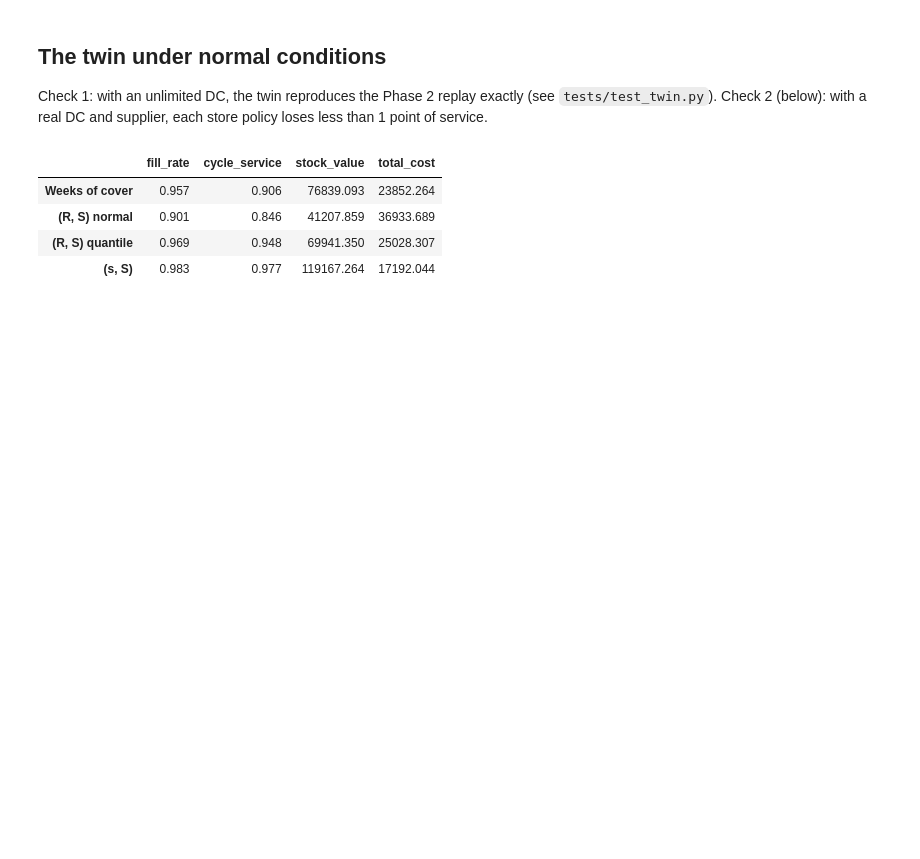
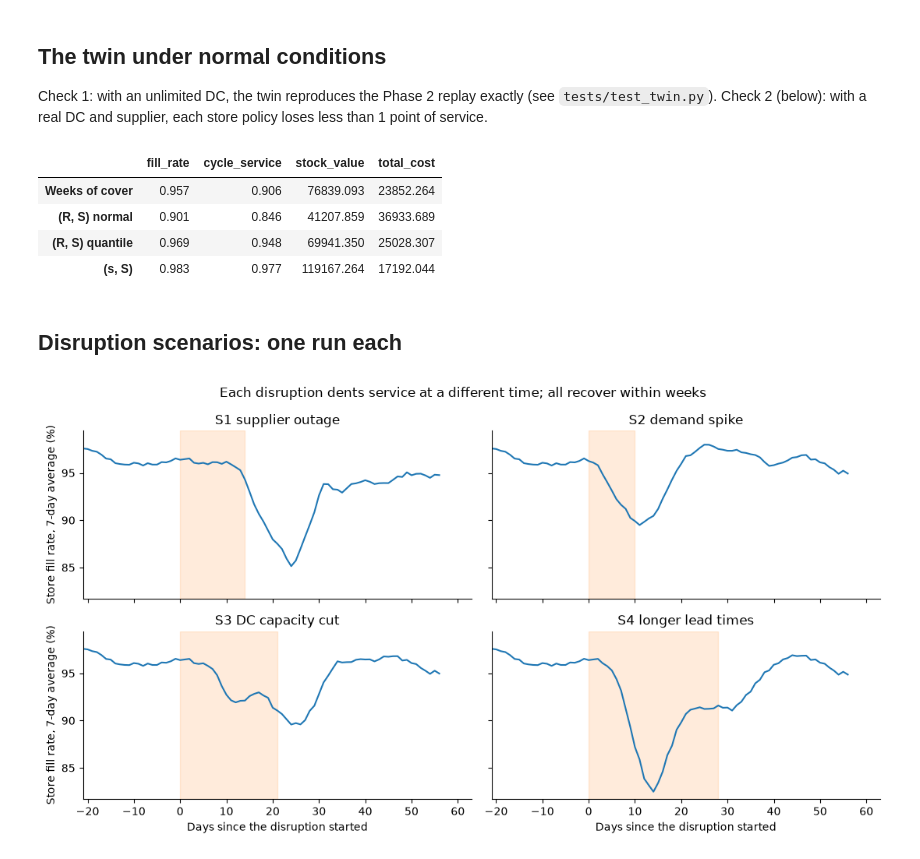
Before and after one commit to vitorneve-s7/supply-chain-decision-platform, a Jupyter notebook: notebooks/04_digital_twin.ipynb, the cells around one changed output. Cells and saved outputs as stored; diff of their text form; code cells hidden in the pictures; blank space fills up the shorter version.

Commit message:
Add disruption scenarios

```diff
--- a/notebooks/04_digital_twin.ipynb
+++ b/notebooks/04_digital_twin.ipynb
@@ -145,3 +145,28 @@ pd.DataFrame(normal).T[["fill_rate", "cycle_service", "stock_value", "total_cost
 | (R, S) normal | 0.901 | 0.846 | 41207.859 | 36933.689 |
 | (R, S) quantile | 0.969 | 0.948 | 69941.350 | 25028.307 |
 | (s, S) | 0.983 | 0.977 | 119167.264 | 17192.044 |
+# %% [markdown]
+## Disruption scenarios: one run each
+# %%
+from src.simulation.scenarios import SCENARIOS, run_scenario
+
+fig, axes = plt.subplots(2, 2, figsize=(11, 6), sharex=True, sharey=True)
+for ax, scenario in zip(axes.flat, list(SCENARIOS)[1:]):
+    kpis, twin = run_scenario("(R, S) quantile", scenario, seed=0)
+    s = twin.store_records()
+    daily = s.groupby("ds")[["sales", "demand"]].sum()
+    fill = (daily["sales"] / daily["demand"]).rolling(7).mean()
+    days = pd.Series(range(len(fill)), index=fill.index) - kpis["start_day"]
+    ax.axvspan(0, SCENARIOS[scenario][0], color="tab:orange", alpha=0.15)
+    ax.plot(days, fill * 100)
+    ax.set_title(scenario)
+    ax.set_xlim(-21, 63)
+for ax in axes[1]:
+    ax.set_xlabel("Days since the disruption started")
+for ax in axes[:, 0]:
+    ax.set_ylabel("Store fill rate, 7-day average (%)")
+fig.suptitle("Each disruption dents service at a different time; all recover within weeks")
+plt.tight_layout()
+plt.show()
+# %% [output]
+[figure, added]
```
Also changed, not shown: 3 other files.
